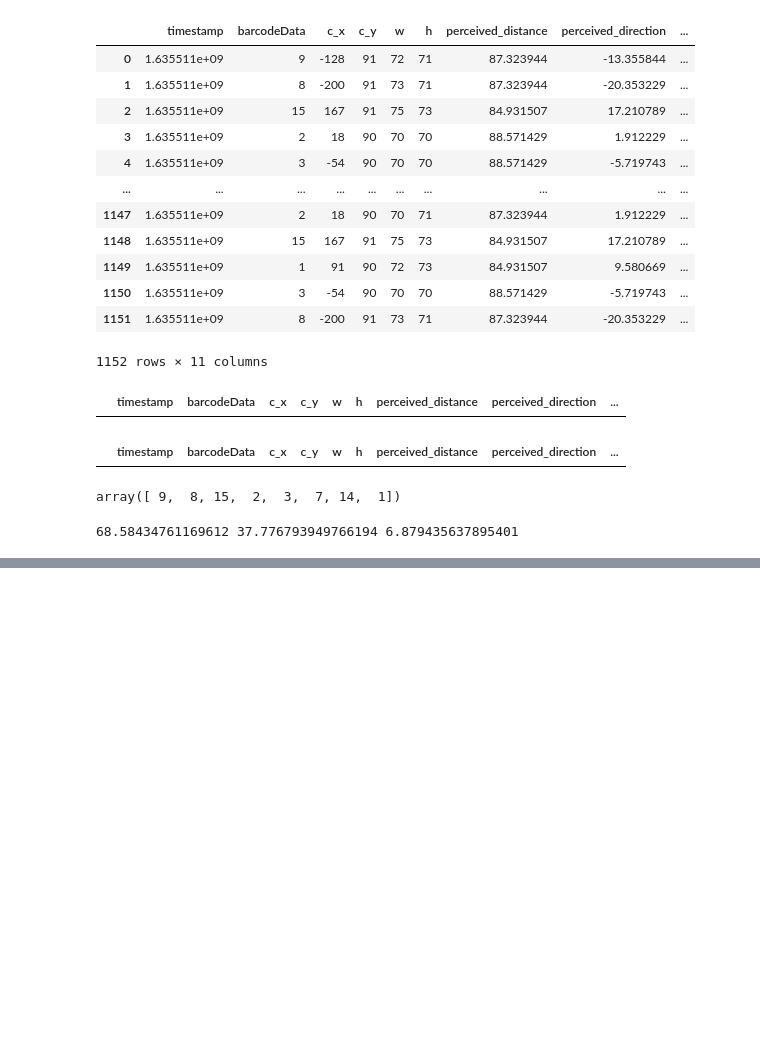
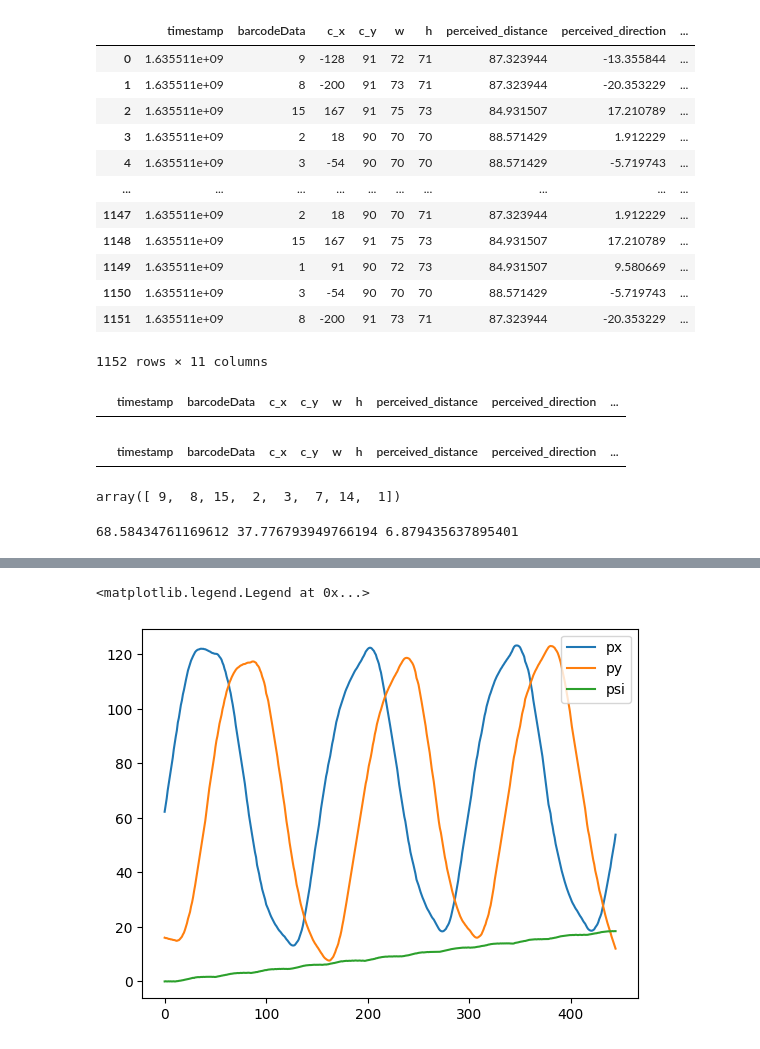
Before and after one commit to Nandu-Jagdish/BasicsOfSensorFusion23_Aalto, a Jupyter notebook: Project/part2.ipynb, the cells around one changed output, grey strips where cells are left out. Saved outputs shown, nothing was run; the diff lists cells and outputs as text; code cells hidden in the pictures; blank space fills up the shorter version.

```diff
--- a/Project/part2.ipynb
+++ b/Project/part2.ipynb
@@ -247,0 +393,9 @@ NameError: name 'df' is not defined
+# %%
+#plot p_x,p_y,psi against time
+plt.plot(p_x,label='px')
+plt.plot(p_y,label='py')
+plt.plot(p_psi,label='psi')
+plt.legend()
+# %% [output]
+<matplotlib.legend.Legend at 0x...>
+[figure, added]
```
Also changed, not shown: parts of 23 cells of this notebook.
